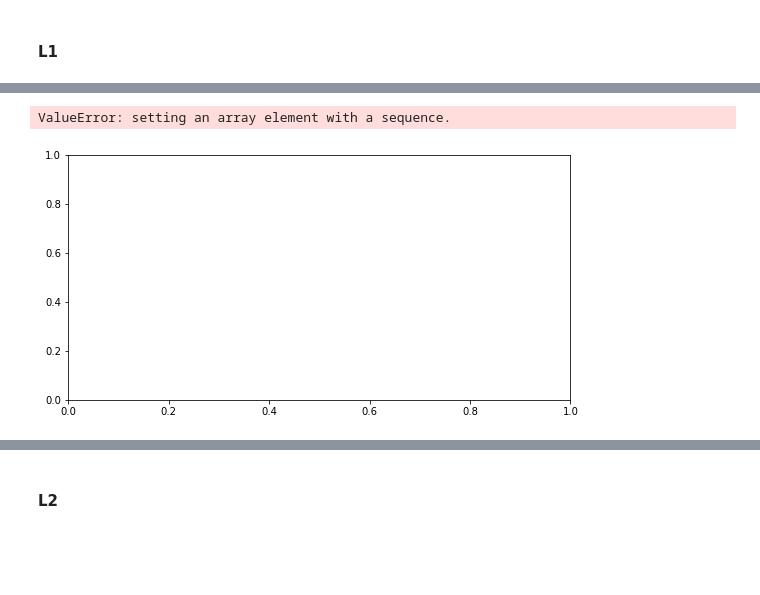
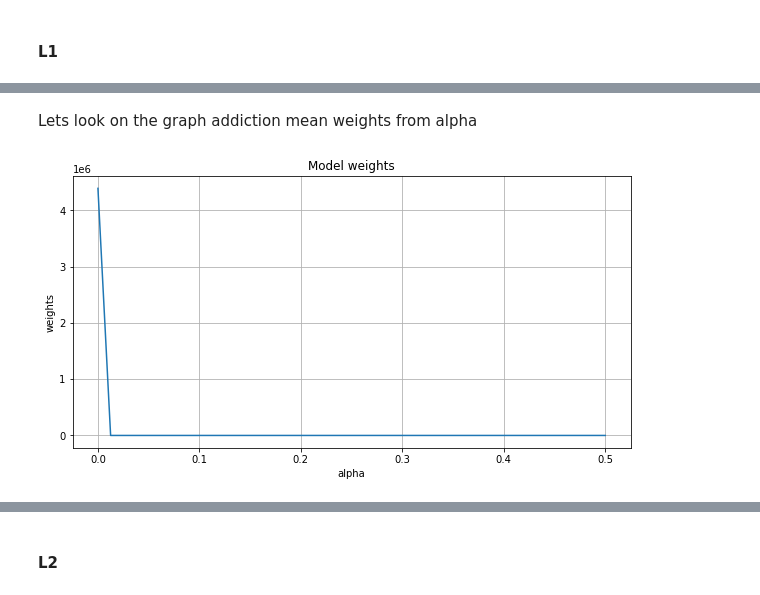
Before and after one commit to EvgenVer/RS_ml_course1, a Jupyter notebook: 4_overfitting_regularization/overfitting_regularization.ipynb, the cells around one changed output, grey strips where cells are left out. Drawn from its saved outputs; the diff is of its cells as text; code cells hidden in the pictures; blank space fills up the shorter version.

```diff
--- a/4_overfitting_regularization/overfitting_regularization.ipynb
+++ b/4_overfitting_regularization/overfitting_regularization.ipynb
@@ -493,8 +495,8 @@ Please do a discovery on your own and find that out empirically (both for **L1**
 X = X_diabetes[['bmi', 's6']]
 y = y_diabetes
 
-def plot_coef_grapg(alphas, coef):
-    plt.figure(figsize=(9, 4.5))
+def plot_coef_graph(alphas, coef):
+    plt.figure(figsize=(10, 5))
     plt.plot(alphas, coef)
     plt.title('Model weights')
     plt.xlabel('alpha')
@@ -505,7 +507,8 @@ def plot_coef_grapg(alphas, coef):
 #### L1
 # %%
 ## your code
-coef = []
+coef_l1 = []
 for alpha in ALPHAS:
     result = make_model(degree=15, penalty='L1', alpha=alpha).fit(X, y)
-    coef.append(np.mean(np.mean(np.abs(result['reg'].coef_))))
+    #coef.append(np.mean(np.mean(np.abs(result['reg'].coef_))))
+    coef_l1.append(np.abs(result['reg'].coef_))
@@ -532,5 +515,7 @@ coef
-# %%
-plot_coef_grapg(ALPHAS, coef)
-# %% [output]
-ValueError: setting an array element with a sequence.
-[figure, removed]
+# %% [markdown]
+Lets look on the graph addiction mean weights from alpha
+# %%
+
+plot_coef_graph(ALPHAS, [np.mean(i) for i in coef_l1])
+# %% [output]
+[figure, added]
```
Also changed, not shown: parts of 24 cells of this notebook.
